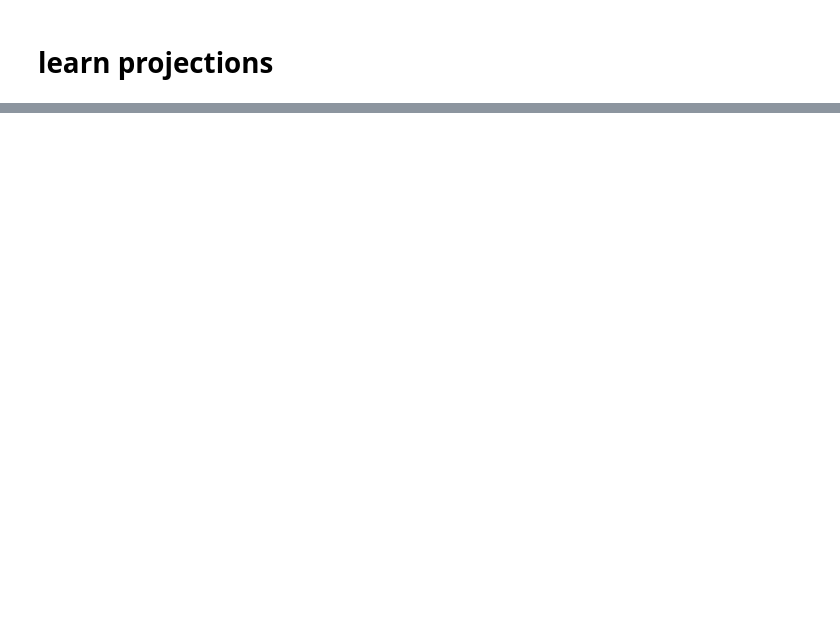
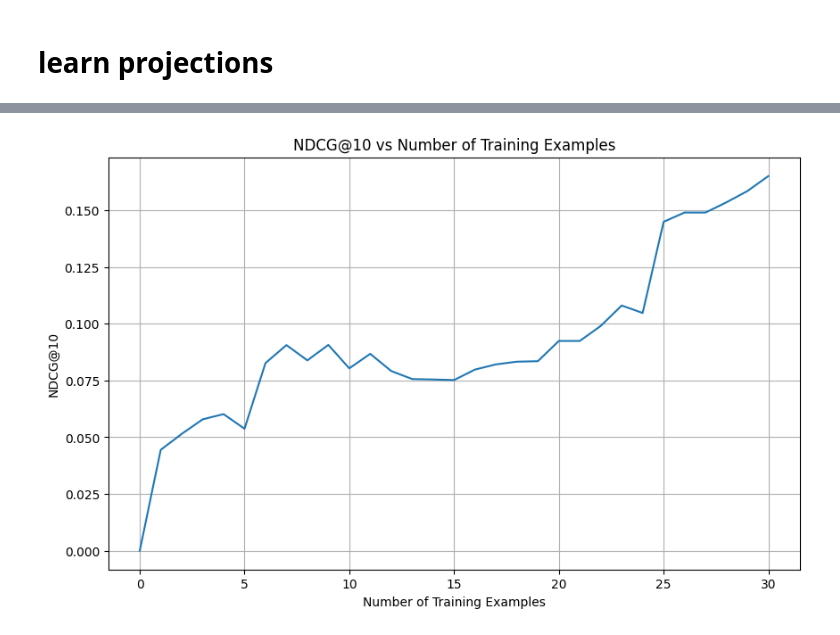
Before and after one commit to arubique/ReasonIR, a Jupyter notebook: notebooks/project_to_reasoning_embeds.ipynb, the cells around one changed output, grey strips where cells are left out. Drawn from its saved outputs; the diff is of its cells as text; code cells hidden in the pictures; blank space fills up the shorter version.

Commit message:
Add naive projection via least squares

```diff
--- a/notebooks/project_to_reasoning_embeds.ipynb
+++ b/notebooks/project_to_reasoning_embeds.ipynb
@@ -8,6 +10,9 @@ import torch
 import sys
 import os
 from torchmetrics.functional.pairwise import pairwise_cosine_similarity
+import numpy as np
+from tqdm import tqdm
+from matplotlib import pyplot as plt
 
 # local imports
 sys.path.insert(
@@ -24,6 +29,7 @@ sys.path.pop(0)
 
 
 PKLS_PATH = os.path.join(os.path.dirname(os.path.abspath('')), 'evaluation', 'bright')
+SEPARATION_ID = 45
 # %% [markdown]
 # functions
 # %%
@@ -71,2 +136,25 @@ results_reason =compute_results(
 # %% [markdown]
 # learn projections
+# %%
+Ws = []
+for i in tqdm(range(SEPARATION_ID, query_emb_base.shape[0])):
+    Ws.append((i, least_squares_projection(query_emb_base[i:], query_emb_reason[i:])))
+# %%
+ndcgs_at_10 = []
+for i, W in Ws:
+    print(f"Results for {query_emb_base.shape[0] - i} test embeddings:")
+    results_base_short_with_proj = compute_results(
+        query_emb=query_emb_base,
+        doc_emb=doc_emb,
+        documents=documents,
+        ground_truth=ground_truth,
+        query_ids=query_ids,
+        doc_ids=doc_ids,
+        excluded_ids=excluded_ids,
+        separation_id=SEPARATION_ID,
+        projection_matrix=W
+    )
+    ndcgs_at_10.append(results_base_short_with_proj['NDCG@10'])
+
+    # print(results_base_short_with_proj)
+    print("\n")
@@ -72,0 +179,10 @@ results_reason =compute_results(
+# %%
+plt.figure(figsize=(10,6))
+plt.plot(range(len(ndcgs_at_10))[::-1], ndcgs_at_10)
+plt.xlabel('Number of Training Examples')
+plt.ylabel('NDCG@10')
+plt.title('NDCG@10 vs Number of Training Examples')
+plt.grid(True)
+plt.show()
+# %% [output]
+[figure, added]
```
Also changed, not shown: parts of 7 cells of this notebook.
